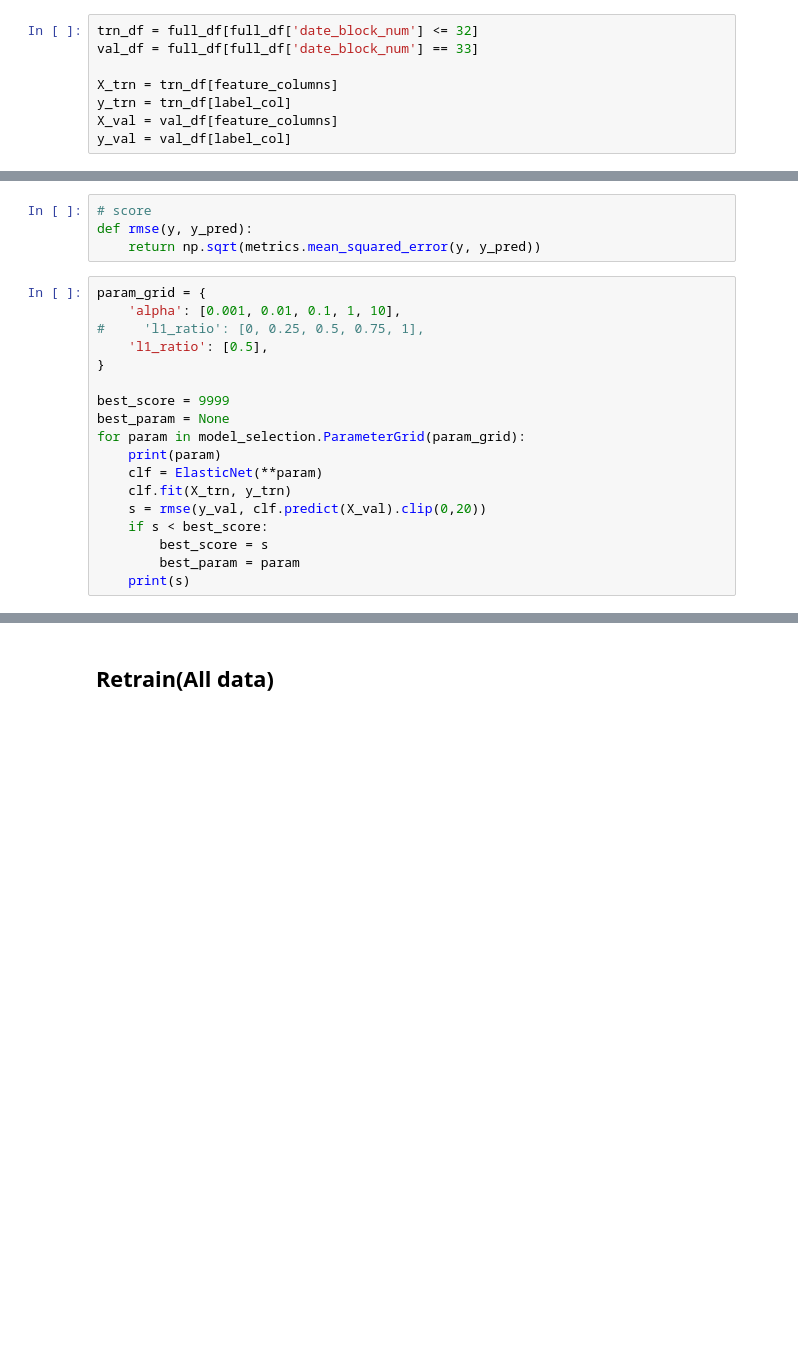
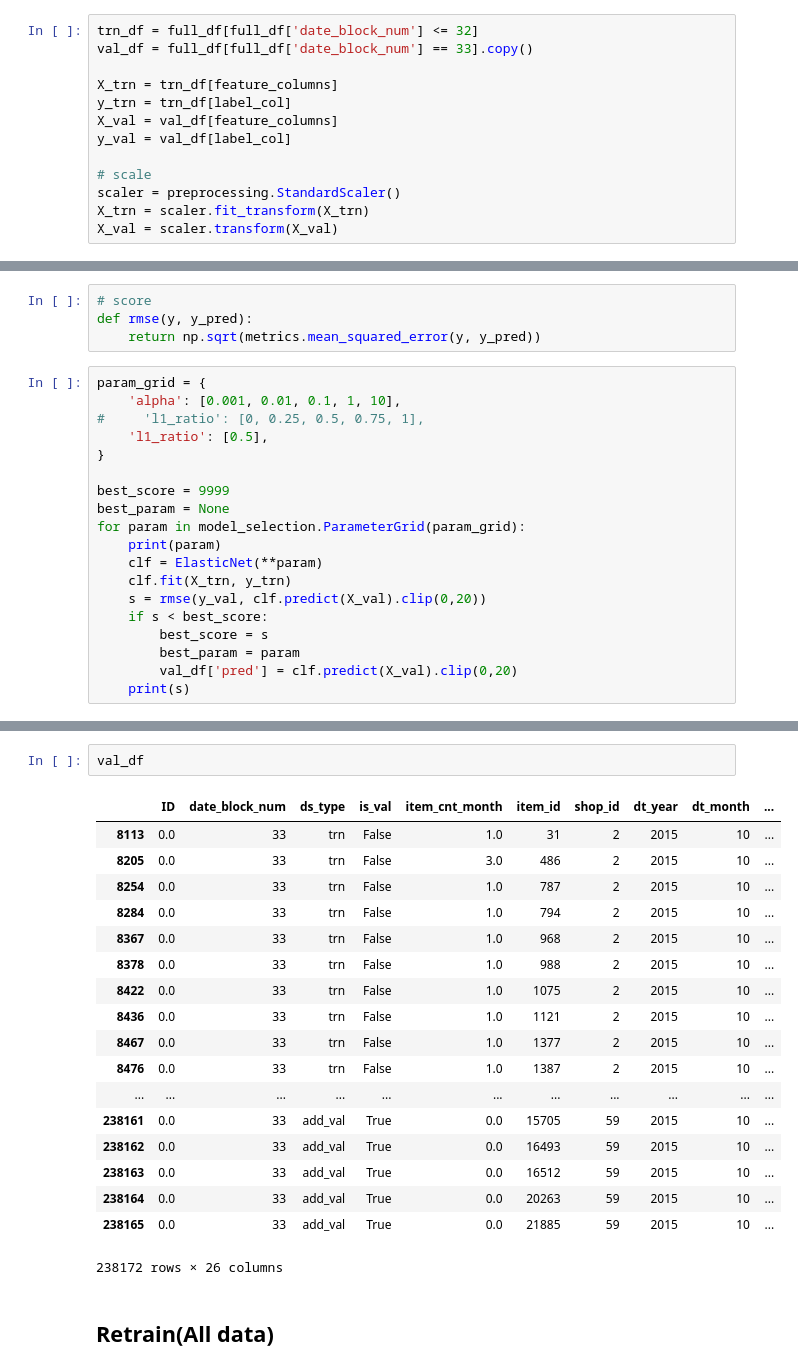
Before and after one commit to hahadsg/MyKaggle, a Jupyter notebook: competitive-data-science-final-project/solution.ipynb, the cells around one changed output, grey strips where cells are left out. Cells and saved outputs as stored; diff of their text form; blank space fills up the shorter version.

Commit message:
competitive-data-science-final-project 1.66452 remove groupby date_block_num feature, and scale features

```diff
--- a/competitive-data-science-final-project/solution.ipynb
+++ b/competitive-data-science-final-project/solution.ipynb
@@ -141,11 +140,16 @@ for groupby_cols in groupby_cols_list:
 ## Valdation
 # %%
 trn_df = full_df[full_df['date_block_num'] <= 32]
-val_df = full_df[full_df['date_block_num'] == 33]
+val_df = full_df[full_df['date_block_num'] == 33].copy()
 
 X_trn = trn_df[feature_columns]
 y_trn = trn_df[label_col]
 X_val = val_df[feature_columns]
 y_val = val_df[label_col]
+
+# scale
+scaler = preprocessing.StandardScaler()
+X_trn = scaler.fit_transform(X_trn)
+X_val = scaler.transform(X_val)
 # %% [markdown]
 ## ElasticNet
@@ -176,6 +174,7 @@ for param in model_selection.ParameterGrid(param_grid):
     if s < best_score:
         best_score = s
         best_param = param
+        val_df['pred'] = clf.predict(X_val).clip(0,20)
     print(s)
 # %% [output]
 {'alpha': 0.001, 'l1_ratio': 0.5}
@@ -188,6 +187,27 @@ for param in model_selection.ParameterGrid(param_grid):
 5.3543749832749805
 {'alpha': 10, 'l1_ratio': 0.5}
 5.589103921806671
+# %%
+val_df
+# %% [output]
+|  | ID | date_block_num | ds_type | is_val | item_cnt_month | item_id | shop_id | dt_year | dt_month | ... |
+| 8113 | 0.0 | 33 | trn | False | 1.0 | 31 | 2 | 2015 | 10 | ... |
+| 8205 | 0.0 | 33 | trn | False | 3.0 | 486 | 2 | 2015 | 10 | ... |
+| 8254 | 0.0 | 33 | trn | False | 1.0 | 787 | 2 | 2015 | 10 | ... |
+| 8284 | 0.0 | 33 | trn | False | 1.0 | 794 | 2 | 2015 | 10 | ... |
+| 8367 | 0.0 | 33 | trn | False | 1.0 | 968 | 2 | 2015 | 10 | ... |
+| 8378 | 0.0 | 33 | trn | False | 1.0 | 988 | 2 | 2015 | 10 | ... |
+| 8422 | 0.0 | 33 | trn | False | 1.0 | 1075 | 2 | 2015 | 10 | ... |
+| 8436 | 0.0 | 33 | trn | False | 1.0 | 1121 | 2 | 2015 | 10 | ... |
+| 8467 | 0.0 | 33 | trn | False | 1.0 | 1377 | 2 | 2015 | 10 | ... |
+| 8476 | 0.0 | 33 | trn | False | 1.0 | 1387 | 2 | 2015 | 10 | ... |
+| ... | ... | ... | ... | ... | ... | ... | ... | ... | ... | ... |
+| 238161 | 0.0 | 33 | add_val | True | 0.0 | 15705 | 59 | 2015 | 10 | ... |
+| 238162 | 0.0 | 33 | add_val | True | 0.0 | 16493 | 59 | 2015 | 10 | ... |
+| 238163 | 0.0 | 33 | add_val | True | 0.0 | 16512 | 59 | 2015 | 10 | ... |
+| 238164 | 0.0 | 33 | add_val | True | 0.0 | 20263 | 59 | 2015 | 10 | ... |
+| 238165 | 0.0 | 33 | add_val | True | 0.0 | 21885 | 59 | 2015 | 10 | ... |
+238172 rows × 26 columns
 # %% [markdown]
 ## Retrain(All data)
 # %%
```
Also changed, not shown: parts of 4 cells of this notebook.
